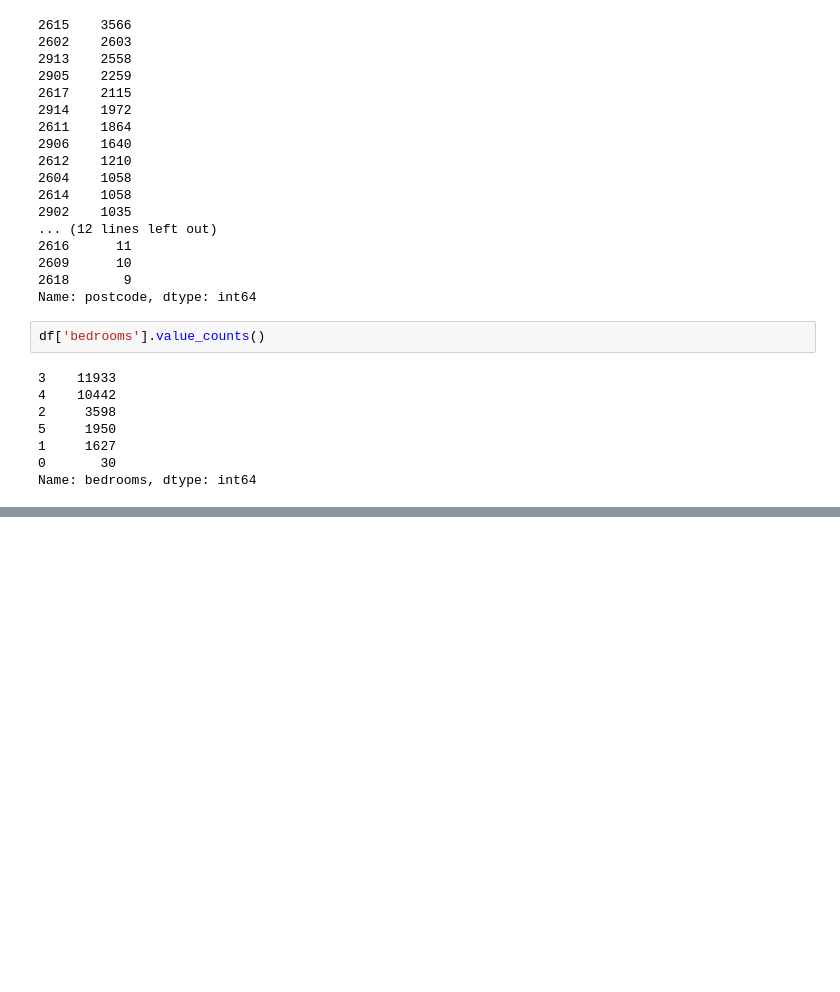
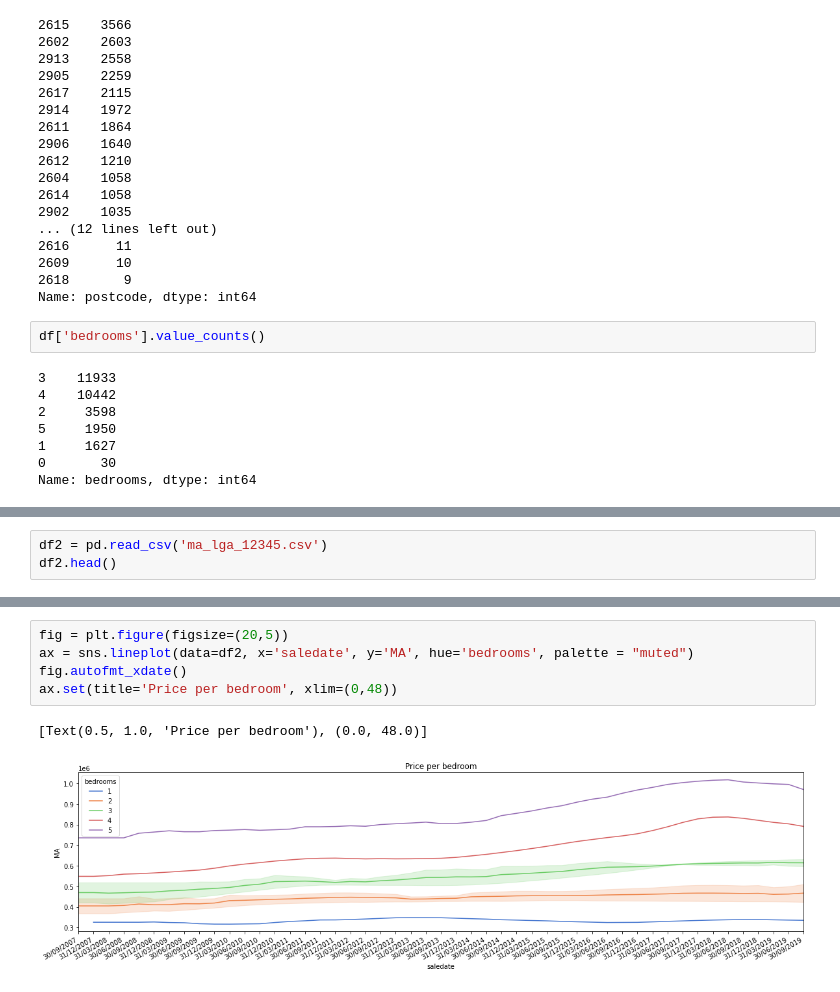
Before and after one commit to zyrwex/house_property_sale_analysis, a Jupyter notebook: main.ipynb, the cells around one changed output, grey strips where cells are left out. Cells and saved outputs as stored; diff of their text form; blank space fills up the shorter version.

```diff
--- a/main.ipynb
+++ b/main.ipynb
@@ -94,0 +120,3 @@ Text(0.5, 1.0, 'bedrooms')
+# %%
+df2 = pd.read_csv('ma_lga_12345.csv')
+df2.head()
@@ -94,0 +174,8 @@ Text(0.5, 1.0, 'bedrooms')
+# %%
+fig = plt.figure(figsize=(20,5))
+ax = sns.lineplot(data=df2, x='saledate', y='MA', hue='bedrooms', palette = "muted")
+fig.autofmt_xdate()
+ax.set(title='Price per bedroom', xlim=(0,48))
+# %% [output]
+[Text(0.5, 1.0, 'Price per bedroom'), (0.0, 48.0)]
+[figure, added]
```
Also changed, not shown: parts of 13 cells of this notebook.
